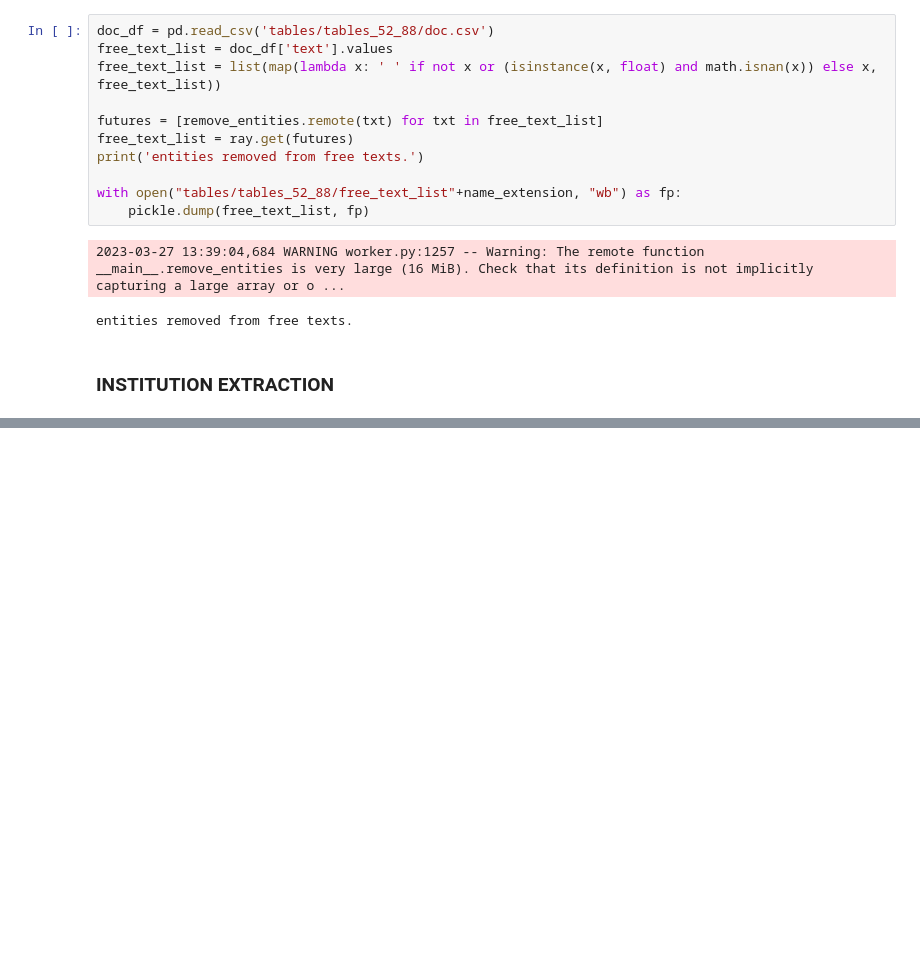
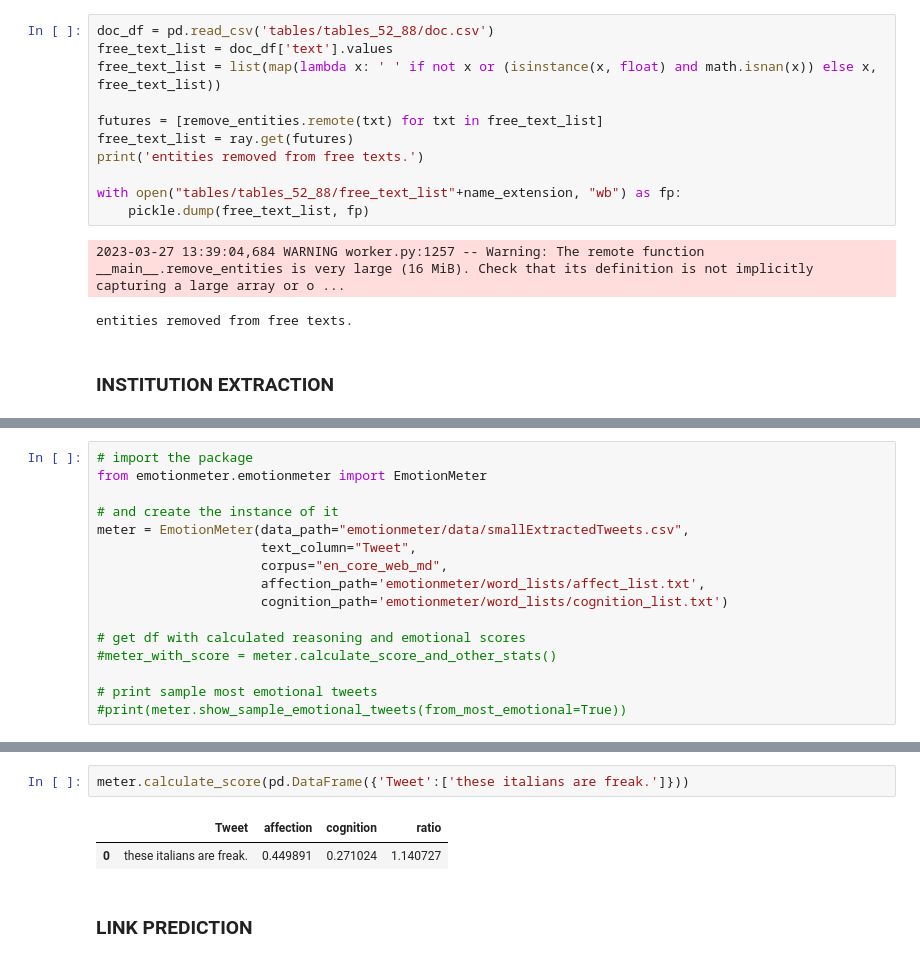
Before and after one commit to gozsoy/decipher-frus, a Jupyter notebook: analysis.ipynb, the cells around one changed output, grey strips where cells are left out. Drawn from its saved outputs; the diff is of its cells as text; blank space fills up the shorter version.

```diff
--- a/analysis.ipynb
+++ b/analysis.ipynb
@@ -241,0 +284,16 @@ entities removed from free texts.
+# %%
+# import the package
+from emotionmeter.emotionmeter import EmotionMeter
+
+# and create the instance of it
+meter = EmotionMeter(data_path="emotionmeter/data/smallExtractedTweets.csv",
+                     text_column="Tweet",
+                     corpus="en_core_web_md",
+                     affection_path='emotionmeter/word_lists/affect_list.txt',
+                     cognition_path='emotionmeter/word_lists/cognition_list.txt')
+
+# get df with calculated reasoning and emotional scores
+#meter_with_score = meter.calculate_score_and_other_stats()
+
+# print sample most emotional tweets
+#print(meter.show_sample_emotional_tweets(from_most_emotional=True))
@@ -241,0 +305,7 @@ entities removed from free texts.
+# %%
+meter.calculate_score(pd.DataFrame({'Tweet':['these italians are freak.']}))
+# %% [output]
+|  | Tweet | affection | cognition | ratio |
+| 0 | these italians are freak. | 0.449891 | 0.271024 | 1.140727 |
+# %% [markdown]
+### LINK PREDICTION
```
Also changed, not shown: parts of 23 cells of this notebook, 4 other files.
